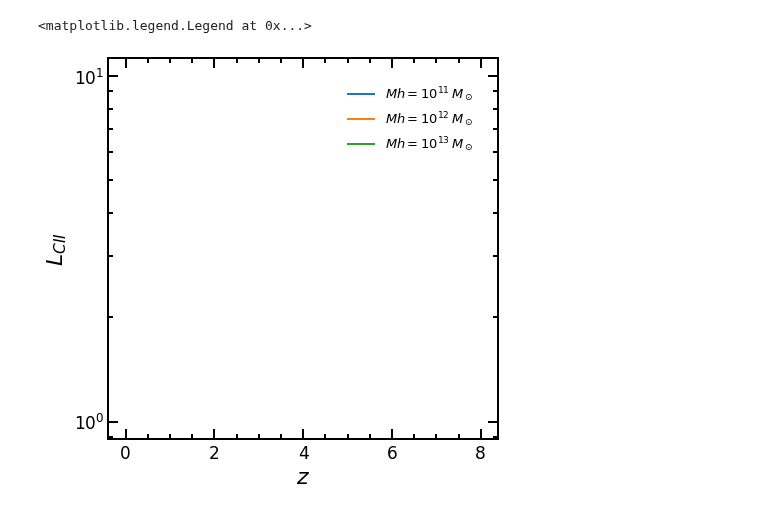
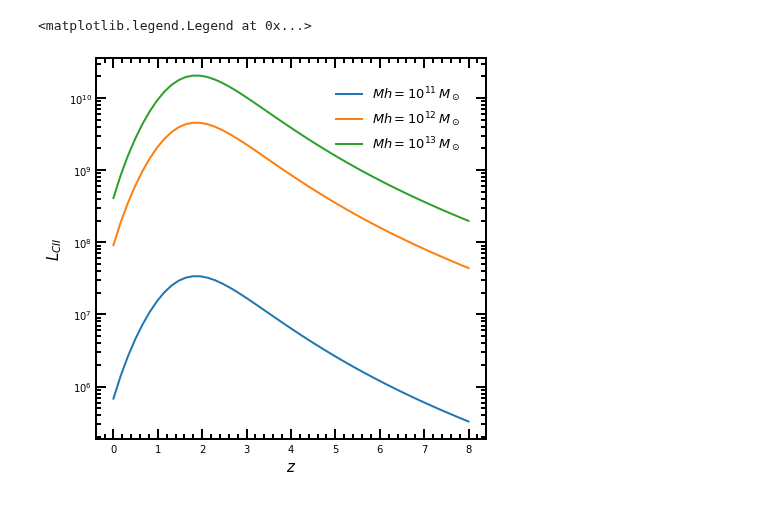
Before and after one commit to Anirbancosmo/Limpy, a Jupyter notebook: notebook/theory.ipynb, the cells around one changed output. Saved outputs shown, nothing was run; the diff lists cells and outputs as text; code cells hidden in the pictures.

```diff
--- a/notebook/theory.ipynb
+++ b/notebook/theory.ipynb
@@ -6,17 +6,17 @@ import limpy.theory as lt
 # %%
 # Plot L_CII for different halo mass and redshift using LCII-Mhalo fitting formula
 z=np.linspace(0, 8, num=50)
-l_m11=lt.mhalo_to_lcp_fit(z,10**11)
-l_m12=lt.mhalo_to_lcp_fit(z,10**12)
-l_m13=lt.mhalo_to_lcp_fit(z,10**13)
+l_m11=lt.mhalo_to_lcp_fit(10**11,z)
+l_m12=lt.mhalo_to_lcp_fit(10**12,z)
+l_m13=lt.mhalo_to_lcp_fit(10**13,z)
 lw=2.0
 plt.plot(z, l_m11, lw=lw, label=r'$Mh=10^{11}\,M_\odot$')
 plt.plot(z, l_m12, lw=lw, label=r'$Mh=10^{12}\,M_\odot$')
 plt.plot(z, l_m13, lw=lw, label=r'$Mh=10^{13}\,M_\odot$')
 plt.yscale('log')
 plt.xlabel(r'$z$')
 plt.ylabel(r'$L_{CII}$')
 plt.legend(loc=0, frameon=False)
 # %% [output]
 <matplotlib.legend.Legend at 0x...>
-[figure, old version]
+[figure, new version]
```
Also changed, not shown: parts of 10 cells of this notebook, 8 other files.
